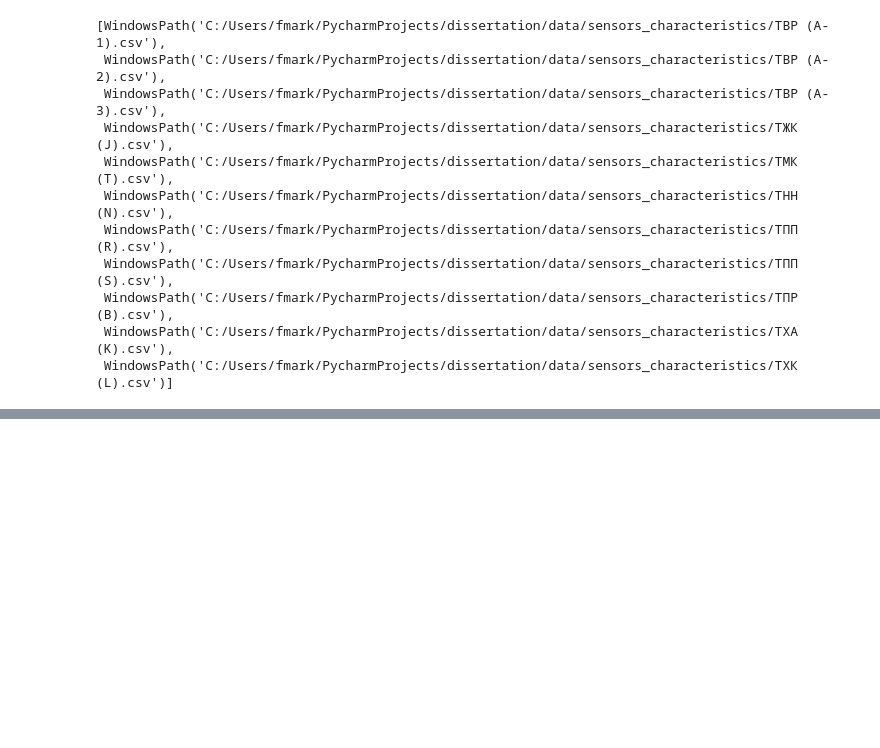
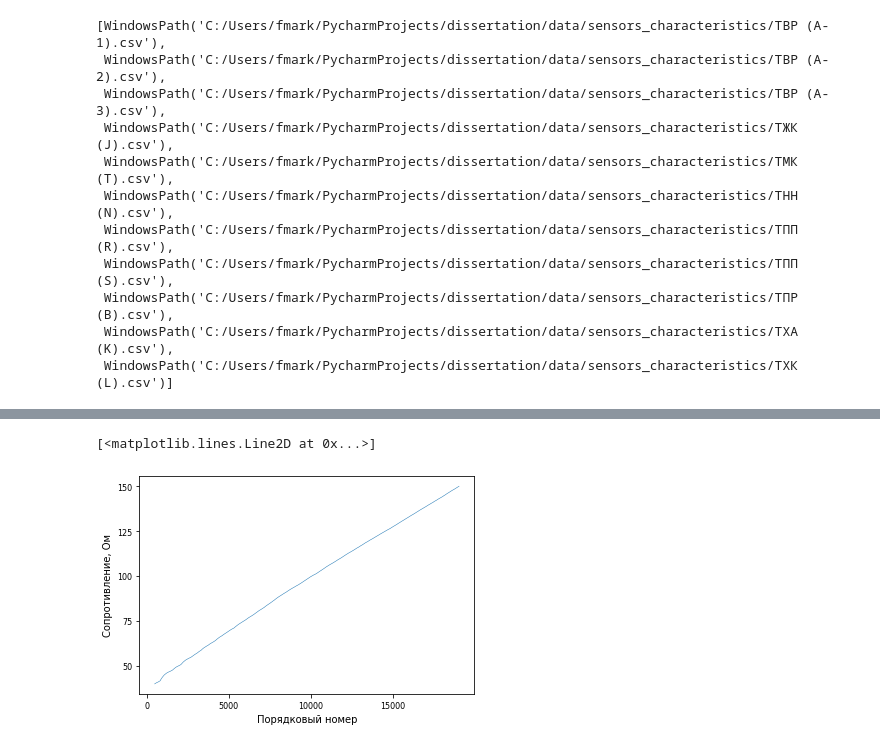
Before and after one commit to Marik28/dissertation, a Jupyter notebook: src/notebooks/Графики характеристик.ipynb, the cells around one changed output, grey strips where cells are left out. Drawn from its saved outputs; the diff is of its cells as text; code cells hidden in the pictures; blank space fills up the shorter version.

```diff
--- a/src/notebooks/Графики характеристик.ipynb
+++ b/src/notebooks/Графики характеристик.ipynb
@@ -86,0 +117,2 @@ plt.legend(names)
+# %%
+df_parallel = pd.read_csv(data_dir / "ad8400" / "parallel.csv")
@@ -86,0 +128,11 @@ plt.legend(names)
+# %%
+simulated_part = df_parallel[(df_parallel["resistance"] < 150) & (df_parallel["resistance"] > 40)]["resistance"]
+# %%
+plt.xlabel("Порядковый номер")
+plt.ylabel("Сопротивление, Ом")
+plt.yticks(np.arange(0, 550, 25), fontsize=8)
+plt.xticks(np.arange(0, len(simulated_part), 5000), fontsize=8)
+plt.plot(simulated_part, linewidth=0.5)
+# %% [output]
+[<matplotlib.lines.Line2D at 0x...>]
+[figure, added]
```
Also changed, not shown: parts of 10 cells of this notebook.
